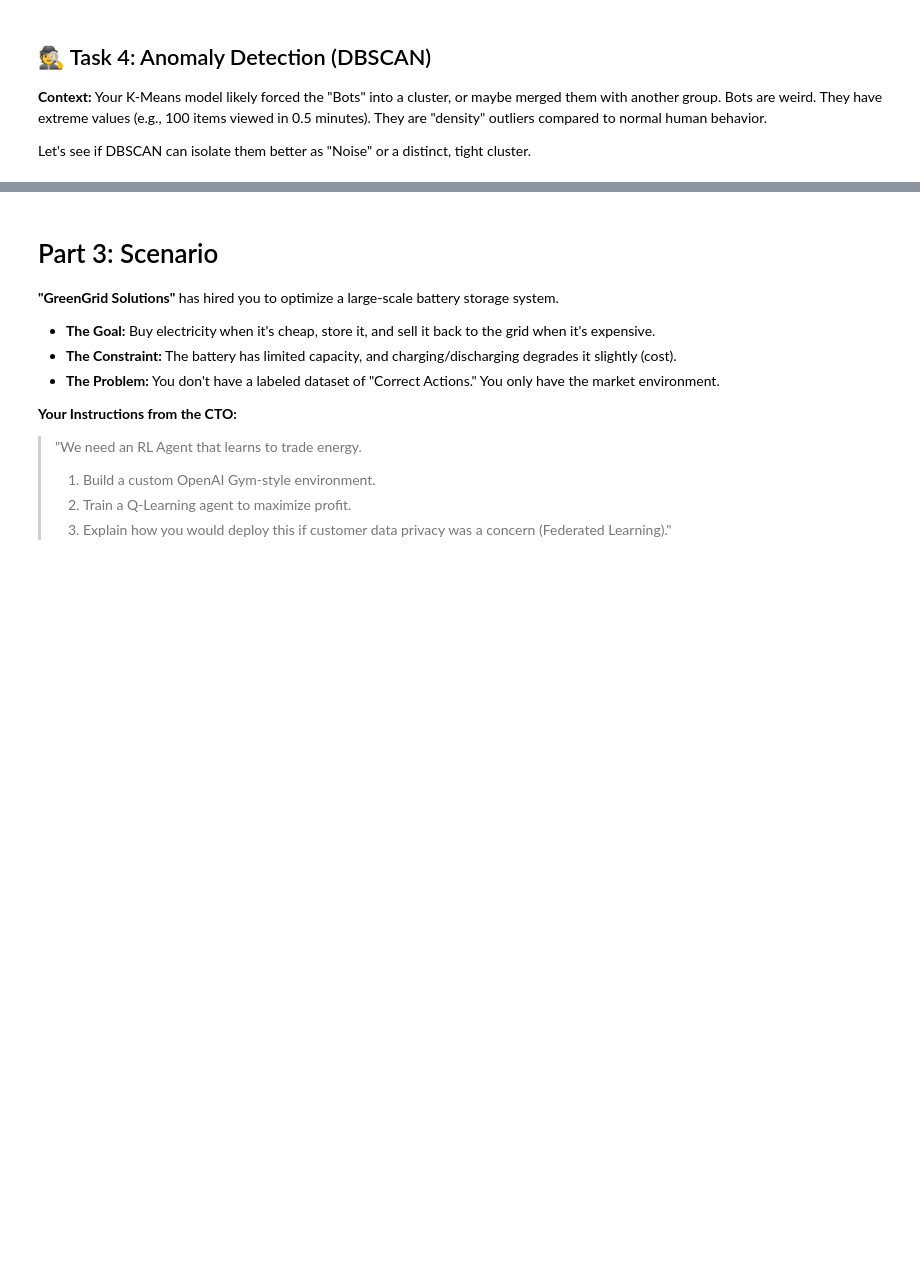
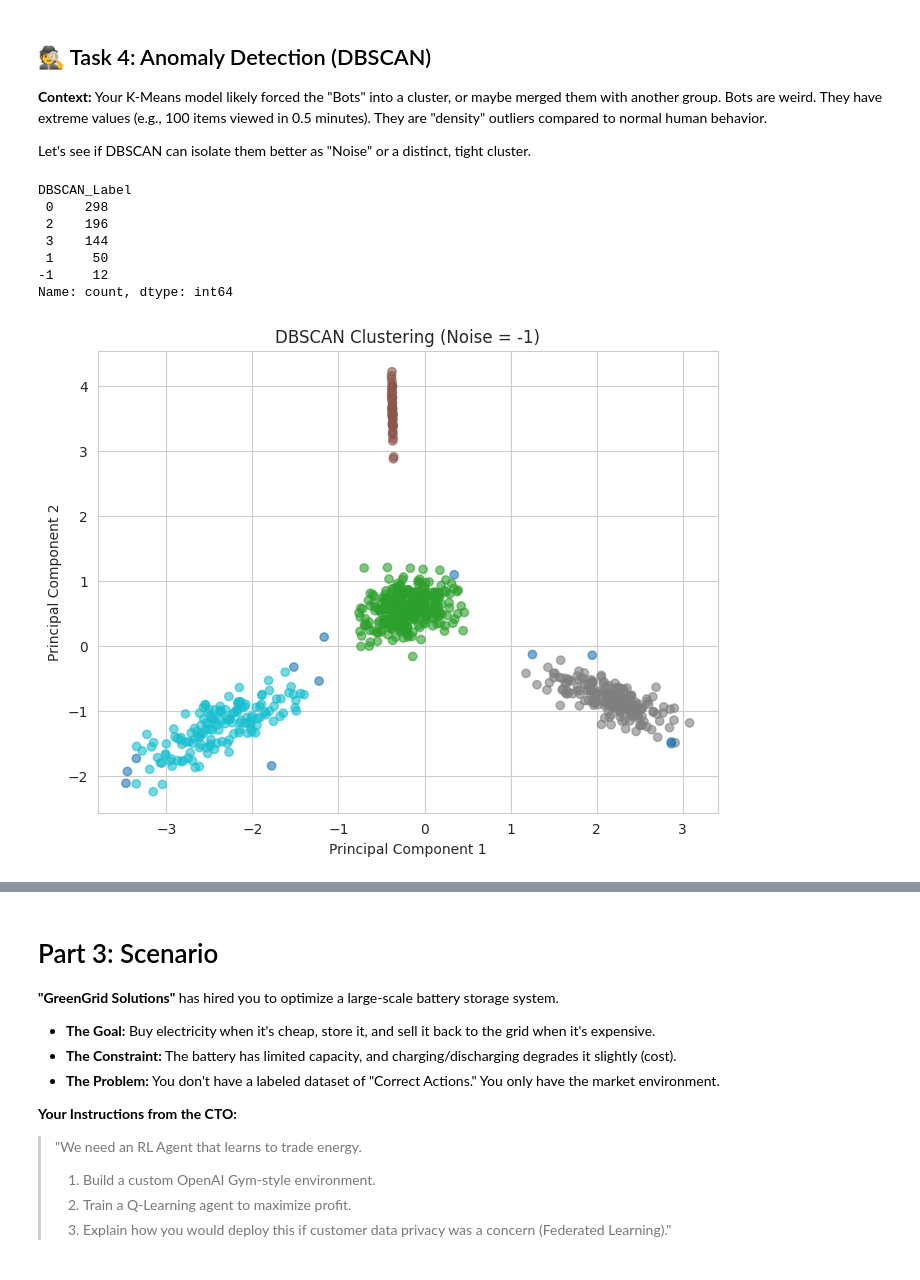
Before and after one commit to Mohith200023/AI_Interview_Assist, a Jupyter notebook: Interview_Prep_5/interview_prep_simulation_scenarios_5.ipynb, the cells around one changed output, grey strips where cells are left out. Drawn from its saved outputs; the diff is of its cells as text; code cells hidden in the pictures; blank space fills up the shorter version.

```diff
--- a/Interview_Prep_5/interview_prep_simulation_scenarios_5.ipynb
+++ b/Interview_Prep_5/interview_prep_simulation_scenarios_5.ipynb
@@ -370,12 +568,39 @@ Let's see if DBSCAN can isolate them better as "Noise" or a distinct, tight clus
 # %%
 # 💻 TODO: DBSCAN
 # 1. Fit DBSCAN to X_scaled.
 #    Note: You will need to tune 'eps' and 'min_samples'.
 #    Try eps=0.5, min_samples=5 as a starting point.
 # 2. Plot PC1 vs PC2 again, but color by DBSCAN labels.
 #    (Remember: DBSCAN labels noise as -1).
 
 # [YOUR CODE HERE]
+from sklearn.cluster import DBSCAN
+
+# 1️⃣ Fit DBSCAN
+dbscan = DBSCAN(eps=0.5, min_samples=5)
+db_labels = dbscan.fit_predict(X_scaled)
+
+# Add labels to dataframe
+df_users['DBSCAN_Label'] = db_labels
+
+# Check cluster counts (-1 = Noise)
+print(df_users['DBSCAN_Label'].value_counts())
+
+plt.figure(figsize=(8,6))
+plt.scatter(X_pca[:, 0], X_pca[:, 1], c=db_labels, cmap='tab10', alpha=0.6)
+plt.title("DBSCAN Clustering (Noise = -1)")
+plt.xlabel("Principal Component 1")
+plt.ylabel("Principal Component 2")
+plt.show()
+# %% [output]
+DBSCAN_Label
+ 0    298
+ 2    196
+ 3    144
+ 1     50
+-1     12
+Name: count, dtype: int64
+[figure, added]
 # %% [markdown]
 ## 🎤 Interview Question 3
 **The Hiring Manager asks:** "In K-Means, every point *must* belong to a cluster. In DBSCAN, some points are labeled `-1`.
```
Also changed, not shown: parts of 17 cells of this notebook.
